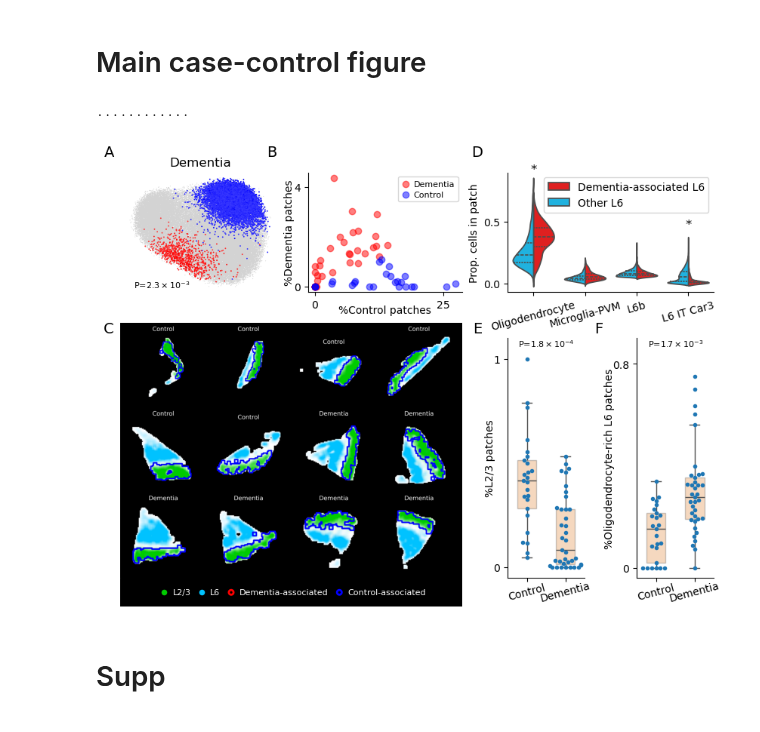
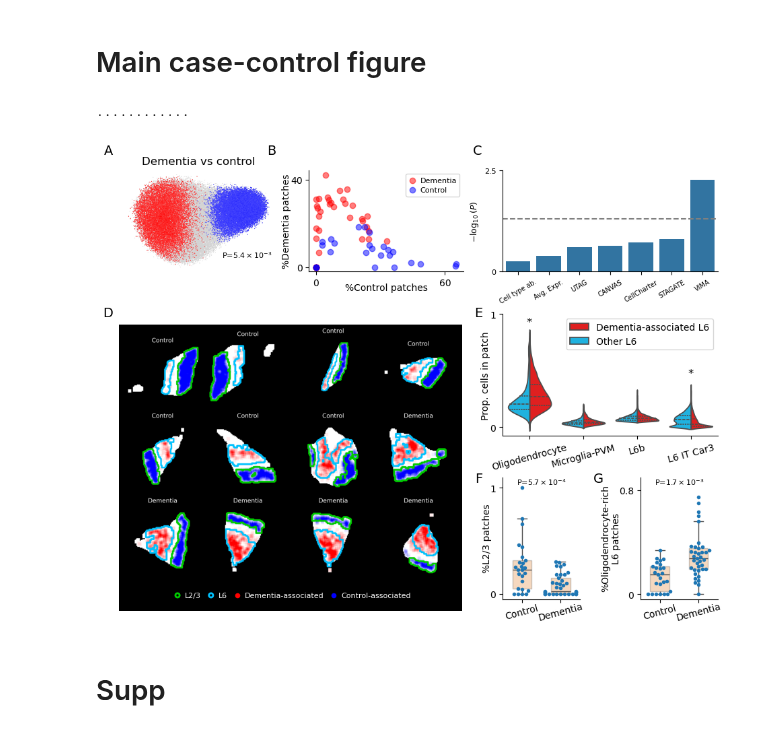
Before and after one commit to yakirr/vimapaper, a Jupyter notebook: ALZ/ALZ.3.makefigs.ipynb, the cells around one changed output. Saved outputs shown, nothing was run; the diff lists cells and outputs as text; code cells hidden in the pictures.

```diff
--- a/ALZ/ALZ.3.makefigs.ipynb
+++ b/ALZ/ALZ.3.makefigs.ipynb
@@ -4,22 +4,17 @@
 import numpy as np
 import pandas as pd
 import matplotlib.pyplot as plt
-import matplotlib.gridspec as gridspec
-import gc, os, cna, warnings
 import scanpy as sc
-import vima.data.samples as vds
-import vima.data.patchcollection as vdp
-import vima.vis as vv
+import vima
 from PIL import Image
-fs_axislabel = 10
-fs_figsubpanel = 14
-fs_legend = 8
+%run ../commonvis.py
 # %% [markdown]
 # Prepare
 # %% [markdown]
 ## read data
 # %%
-d = cna.read('_results/default-vae.h5ad'); d.sampleid = 'sid'
+D = sc.read_h5ad('_results/cc_dementia.h5ad')
+benchmarking = pd.read_csv('_results/benchmarking.csv').set_index('method', drop=True)
 
 # read in cells
 cells = pd.read_csv('../../ALZ/alz-data/SEAAD_MTG_MERFISH_metadata.2024-05-03.noblanks.harmonized.txt', sep='\t')
@@ -30,4 +25,7 @@ subcelltypes = cells.supertype_name.unique()
 
 # read in samples
 repname = 'pca_k=10_harmony'
-samples = vds.read_samples(f'../../ALZ/alz-data/10u/{repname}/*.nc', vds.default_parser)
+samples = vima.read_samples(f'../../ALZ/alz-data/10u/{repname}/*.nc', vima.default_parser)
+samplemeta = pd.read_csv('_results/sampleinfo.csv').set_index('sid', drop=True)
+samplemeta.index = samplemeta.index.astype(str)
+samplemeta = samplemeta[samplemeta.index.isin(D.obs.sid.unique())]
@@ -165,41 +173,59 @@ def violinplot(ax, cts):
 # %%
 from matplotlib.gridspec import GridSpec
 
-fig = plt.figure(figsize=(8,6), constrained_layout=True)
+fig = plt.figure(figsize=(9,7), constrained_layout=True)
 width_ratios = np.array([1.5, 1.5, 0.75, 0.75])
-height_ratios = np.array([1, 2])
+height_ratios = np.array([1, 1.2, 1.2])
 spatial_width = width_ratios[:2].sum() / width_ratios.sum() - 0.1
 spatial_height = height_ratios[1:].sum() / height_ratios.sum() - 0.04
-gs = GridSpec(2, 4, width_ratios=width_ratios, height_ratios=height_ratios, figure=fig)
+gs = GridSpec(3, 4, width_ratios=width_ratios, height_ratios=height_ratios, figure=fig)
 
-d.samplem['sortkey'] = d.samplem.npos / (d.samplem.nneg + 1)
-sids = d.samplem[d.obs.sid.value_counts() > 200].sort_values(by='sortkey').iloc[
-    [0,10,11,14,16,18] + #control
-    [26,27,28,31,32,36]].index
+samplemeta['sortkey'] = samplemeta.npos / (samplemeta.nneg + 1)
+sids = np.array([1194111807,
+        1162693727,
+        # 1176833728,
+        1162693722,
+        1217499825,
+        1217499820,
+        1217499815,
+        # 1162693732,
+        1176833749,
+        1218552298,
+        1218552293,
+        1218552275,
+        1217500814,
+        1217499825,
+        # 1195928136,
+        1217500810,
+        # 1217500806,
+        # 1195928141,
+        ]).astype(str)
 
-umap(fig.add_subplot(gs[0,0]), title='Dementia')
+umap(fig.add_subplot(gs[0,0]), title='Dementia vs control')
 classification(fig.add_subplot(gs[0,1]))
 spatial_locations(fig.add_axes([0, spatial_height / 10, spatial_width, 9*spatial_height/10]), 4, sids)
-spatial_legend(fig.add_axes([0, 0, spatial_width-0.0005, spatial_height/10]))
+spatial_legend(fig.add_axes([0, 0.03, spatial_width, spatial_height/10]))
 
-violinplot(fig.add_subplot(gs[0,2:]), ['Oligodendrocyte','Microglia-PVM','L6b','L6 IT Car3'])
-twosample(fig.add_subplot(gs[1,2]), 'frac_layer23', '%L2/3 patches', 'greater', 1.1, 1)
-twosample(fig.add_subplot(gs[1,3]), 'frac_layer6_manyoligo', '%Oligodendrocyte-rich L6 patches', 'less', 0.9, 0.8)
+violinplot(fig.add_subplot(gs[1,2:]), ['Oligodendrocyte','Microglia-PVM','L6b','L6 IT Car3'])
+twosample(fig.add_subplot(gs[2,2]), 'frac_L23', '%L2/3 patches', 'greater', 1.1, 1)
+twosample(fig.add_subplot(gs[2,3]), 'frac_L6_manyoligo', '%Oligodendrocyte-rich\nL6 patches', 'less', 0.9, 0.8)
+comparison(fig.add_subplot(gs[0,2:]))
 
 # subpart labels
 fig.text(-0.01, 1.02, 'A', fontsize=fs_figsubpanel, fontweight='medium', va='top', ha='right')
 fig.text(0.26, 1.02, 'B', fontsize=fs_figsubpanel, fontweight='medium', va='top', ha='right')
-fig.text(-0.01, 0.63, 'C', fontsize=fs_figsubpanel, fontweight='medium', va='top', ha='right')
-fig.text(0.6, 1.02, 'D', fontsize=fs_figsubpanel, fontweight='medium', va='top', ha='right')
-fig.text(0.6, 0.63, 'E', fontsize=fs_figsubpanel, fontweight='medium', va='top', ha='right')
-fig.text(0.8, 0.63, 'F', fontsize=fs_figsubpanel, fontweight='medium', va='top', ha='right')
+fig.text(0.6, 1.02, 'C', fontsize=fs_figsubpanel, fontweight='medium', va='top', ha='right')
+fig.text(-0.01, 0.675, 'D', fontsize=fs_figsubpanel, fontweight='medium', va='top', ha='right')
+fig.text(0.6, 0.675, 'E', fontsize=fs_figsubpanel, fontweight='medium', va='top', ha='right')
+fig.text(0.6, 0.325, 'F', fontsize=fs_figsubpanel, fontweight='medium', va='top', ha='right')
+fig.text(0.8, 0.325, 'G', fontsize=fs_figsubpanel, fontweight='medium', va='top', ha='right')
 
 fig.savefig('../_main/fig.ALZ.pdf', bbox_inches='tight', dpi=800)
 fig.savefig('../_main/fig.ALZ.png', bbox_inches='tight', dpi=500)
 plt.show()
 # %% [output]
 ............
-[figure, old version]
+[figure, new version]
 # %% [markdown]
 # Supp
 # %%
```
Also changed, not shown: parts of 2 cells of this notebook, 12 other files.
